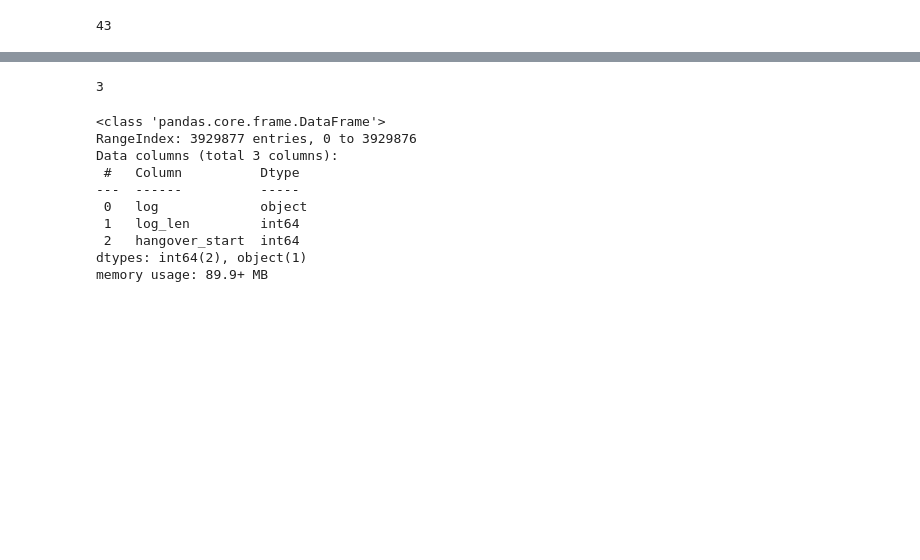
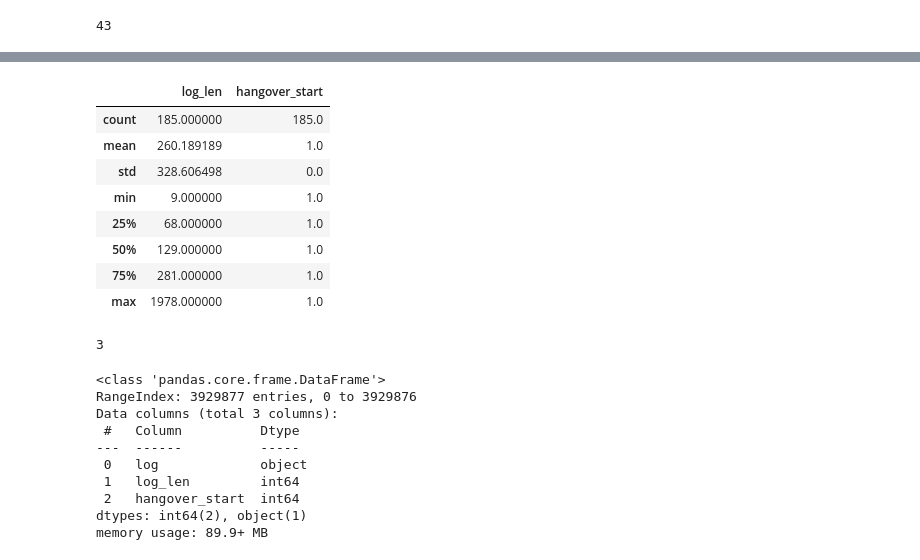
Before and after one commit to seliu/5glogs, a Jupyter notebook: eda_hangover_2.ipynb, the cells around one changed output, grey strips where cells are left out. Drawn from its saved outputs; the diff is of its cells as text; code cells hidden in the pictures; blank space fills up the shorter version.

Commit message:
check hangover events

```diff
--- a/eda_hangover_2.ipynb
+++ b/eda_hangover_2.ipynb
@@ -22,0 +88,3 @@ path_rawlogs_list = path_rawlogs_list_1 + path_rawlogs_list_2; len(path_rawlogs_
+# %%
+logs_helper = QmdlLogsHelper(path_rawlogs_list_1)
+logs_helper.df_logs.info()
@@ -23,3 +102,15 @@ path_rawlogs_list = path_rawlogs_list_1 + path_rawlogs_list_2; len(path_rawlogs_
+# %%
+logs_helper.df_logs[logs_helper.df_logs.hangover_start == 1].describe()
+# %% [output]
+|  | log_len | hangover_start |
+| count | 185.000000 | 185.0 |
+| mean | 260.189189 | 1.0 |
+| std | 328.606498 | 0.0 |
+| min | 9.000000 | 1.0 |
+| 25% | 68.000000 | 1.0 |
+| 50% | 129.000000 | 1.0 |
+| 75% | 281.000000 | 1.0 |
+| max | 1978.000000 | 1.0 |
 # %%
 path_data_3 = Path('data.hangover/trip_2.samples/')
 path_rawlogs_list_3 = sorted((path_project / path_data_3).glob('*.qmdl')); len(path_rawlogs_list_3)
```
Also changed, not shown: parts of 10 cells of this notebook.
